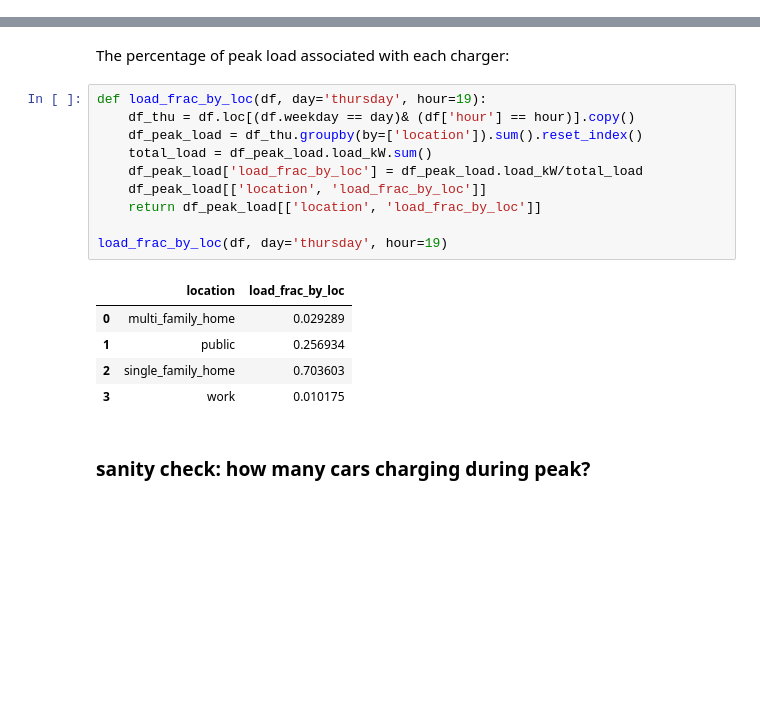
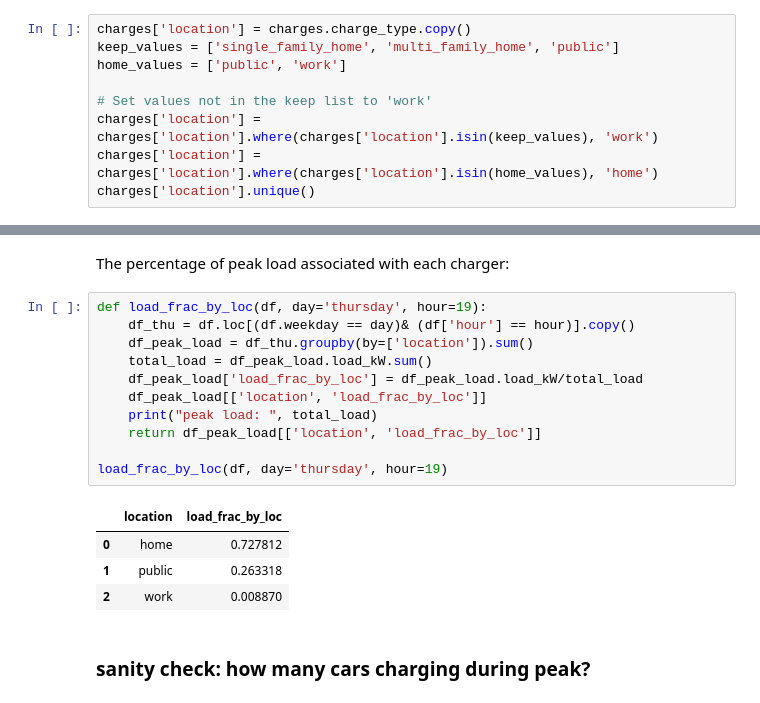
Before and after one commit to rmi-mobility-data-science/replicaEVSE, a Jupyter notebook: notebooks/5_load_curve_viz.ipynb, the cells around one changed output, grey strips where cells are left out. Drawn from its saved outputs; the diff is of its cells as text; blank space fills up the shorter version.

```diff
--- a/notebooks/5_load_curve_viz.ipynb
+++ b/notebooks/5_load_curve_viz.ipynb
@@ -15,0 +55,9 @@ loads = pd.read_parquet(datadir + load_file)
+# %%
+charges['location'] = charges.charge_type.copy()
+keep_values = ['single_family_home', 'multi_family_home', 'public']
+home_values = ['public', 'work']
+
+# Set values not in the keep list to 'work'
+charges['location'] = charges['location'].where(charges['location'].isin(keep_values), 'work')
+charges['location'] = charges['location'].where(charges['location'].isin(home_values), 'home')
+charges['location'].unique()
@@ -163,19 +238,19 @@ The percentage of peak load associated with each charger:
 # %%
 def load_frac_by_loc(df, day='thursday', hour=19):
     df_thu = df.loc[(df.weekday == day)& (df['hour'] == hour)].copy()
-    df_peak_load = df_thu.groupby(by=['location']).sum().reset_index()
+    df_peak_load = df_thu.groupby(by=['location']).sum()
     total_load = df_peak_load.load_kW.sum()
     df_peak_load['load_frac_by_loc'] = df_peak_load.load_kW/total_load
     df_peak_load[['location', 'load_frac_by_loc']]
+    print("peak load: ", total_load)
     return df_peak_load[['location', 'load_frac_by_loc']]
 
 load_frac_by_loc(df, day='thursday', hour=19)
 # %% [output]
 |  | location | load_frac_by_loc |
-| 0 | multi_family_home | 0.029289 |
-| 1 | public | 0.256934 |
-| 2 | single_family_home | 0.703603 |
-| 3 | work | 0.010175 |
+| 0 | home | 0.727812 |
+| 1 | public | 0.263318 |
+| 2 | work | 0.008870 |
 # %% [markdown]
 ### sanity check: how many cars charging during peak?
 # %%
```
Also changed, not shown: parts of 36 cells of this notebook.
